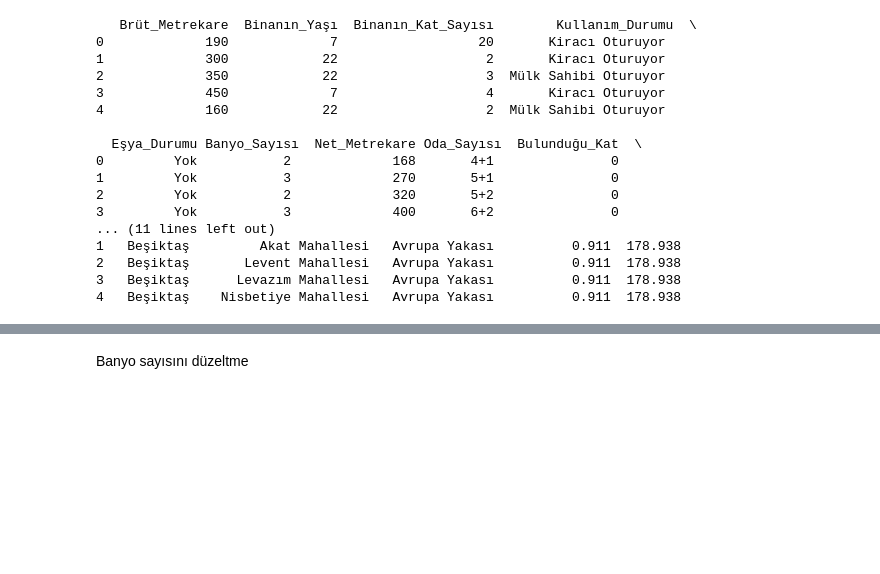
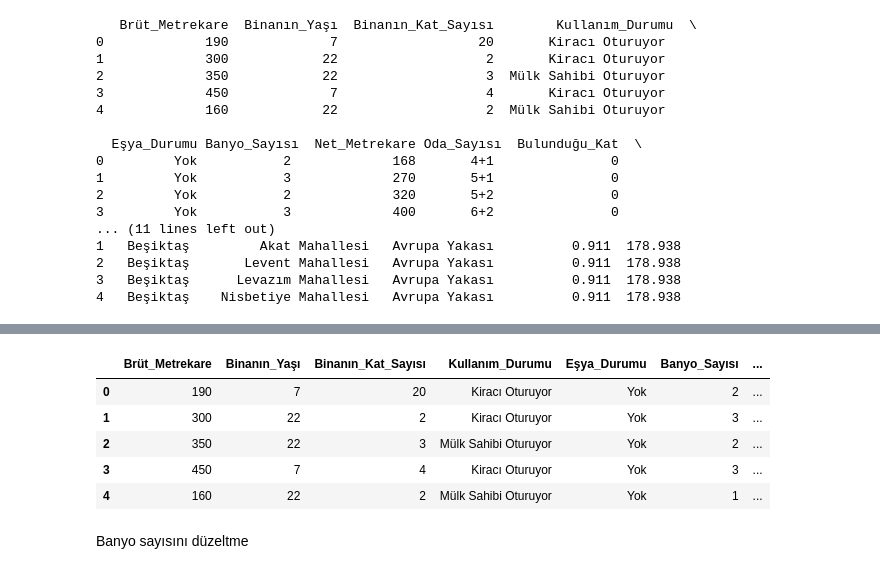
Before and after one commit to mehmettirpan/Home_Price_Forecasting, a Jupyter notebook: Home_Price_Forecasting.ipynb, the cells around one changed output, grey strips where cells are left out. Drawn from its saved outputs; the diff is of its cells as text; code cells hidden in the pictures; blank space fills up the shorter version.

```diff
--- a/Home_Price_Forecasting.ipynb
+++ b/Home_Price_Forecasting.ipynb
@@ -223,0 +217,20 @@ print(df.head())
+# %%
+def split_room_count(room_str):
+    if '8+ Oda' in room_str:  # Eğer "Oda" kelimesi varsa
+        return 8, 2  # "8+ Oda" için oda sayısını 8 ve salon sayısını 2 yap
+    elif '+' in room_str:  # Eğer "+" işareti varsa
+        parts = room_str.split('+')  # "+" işaretine göre bölelim
+        if len(parts) == 2:  # Eğer iki parça varsa
+            try:
+                oda_count = math.floor(float(parts[0].strip()))  # Oda sayısını alın ve aşağıya yuvarla
+                salon_count = math.floor(float(parts[1].strip()))  # Salon sayısını alın ve aşağıya yuvarla
+                return oda_count, salon_count
+            except ValueError:
+                pass  # Hata oluşursa geç
+    elif 'Stüdyo' in room_str:  # Eğer "Stüdyo" kelimesi varsa
+        return 1, 0  # Stüdyo için oda sayısını 1 ve salon sayısını 0 yap
+
+    return 0, 0  # Diğer durumlar için oda ve salon sayısını 0 yap
+
+df['Oda_Sayısı'] = df['Oda_Sayısı'].apply(split_room_count)
+print(df['Oda_Sayısı'].value_counts())
@@ -224,3 +255,27 @@ print(df.head())
+# %%
+# Oda sayısı ve salon sayısı sütunlarını oluşturma fonksiyonu
+def split_room_count(room_count):
+    oda_count = room_count[0]  # İlk değer oda sayısını temsil eder
+    salon_count = room_count[1]  # İkinci değer salon sayısını temsil eder
+    return oda_count, salon_count
+
+# 'Oda_Sayısı' sütununu işleme ve 'Oda' ve 'Salon' sütunlarını oluşturma
+df[['Oda', 'Salon']] = df['Oda_Sayısı'].apply(lambda x: pd.Series(split_room_count(x)))
+
+# 'Oda_Sayısı' sütununu ve artık gereksiz olan 'Oda_Sayısı' sütununu çıkaralım
+df.drop(columns=['Oda_Sayısı'], inplace=True)
+
+
+
+
+df.head()
+# %% [output]
+|  | Brüt_Metrekare | Binanın_Yaşı | Binanın_Kat_Sayısı | Kullanım_Durumu | Eşya_Durumu | Banyo_Sayısı | ... |
+| 0 | 190 | 7 | 20 | Kiracı Oturuyor | Yok | 2 | ... |
+| 1 | 300 | 22 | 2 | Kiracı Oturuyor | Yok | 3 | ... |
+| 2 | 350 | 22 | 3 | Mülk Sahibi Oturuyor | Yok | 2 | ... |
+| 3 | 450 | 7 | 4 | Kiracı Oturuyor | Yok | 3 | ... |
+| 4 | 160 | 22 | 2 | Mülk Sahibi Oturuyor | Yok | 1 | ... |
 # %% [markdown]
 Banyo sayısını düzeltme
 # %%
```
Also changed, not shown: parts of 19 cells of this notebook.
